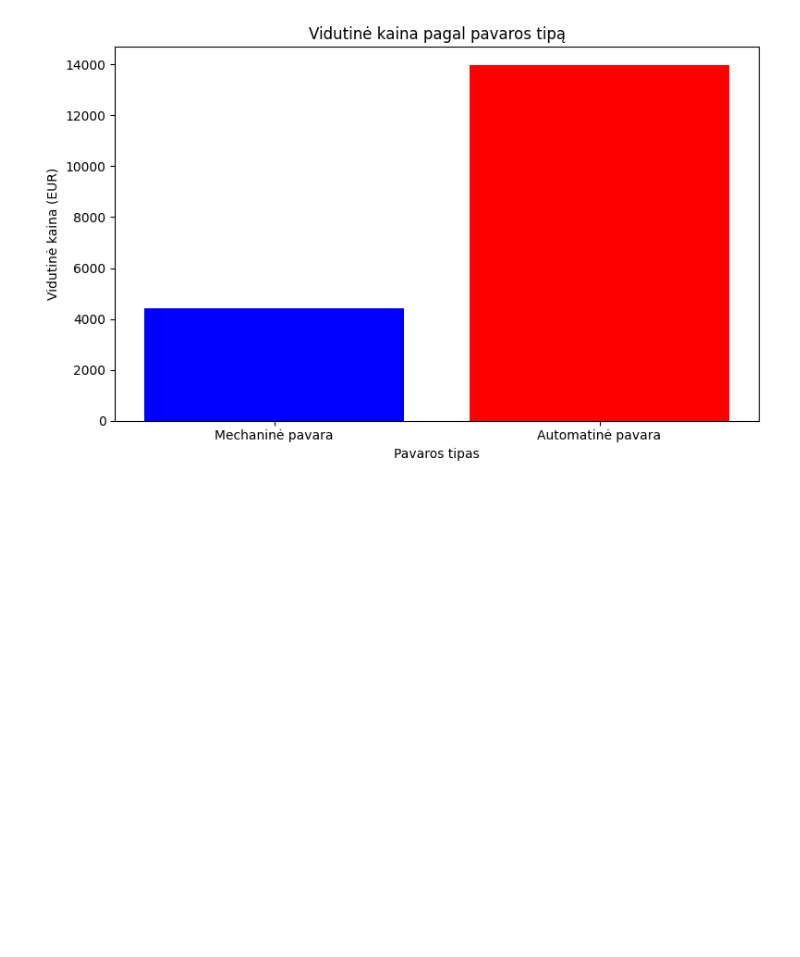
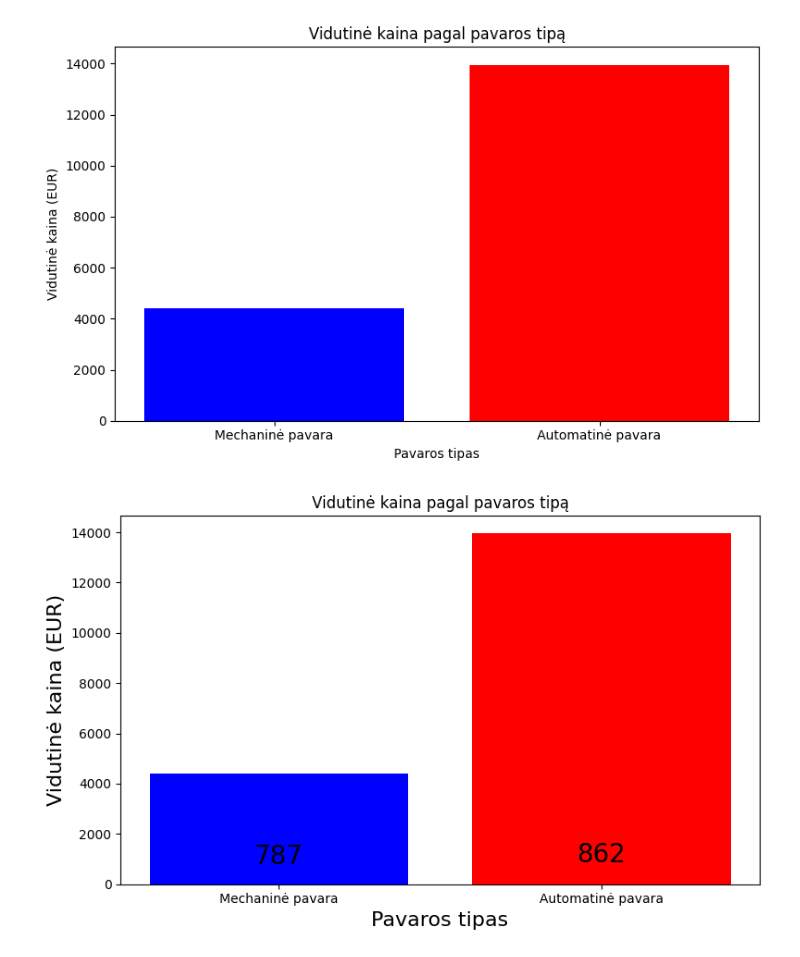
Before and after one commit to ISeeBugsEverywhere/DataScienceNotebooks, a Jupyter notebook: Studentai/EleTame/Po_SQL_8Paskaita.ipynb, the cells around one changed output. Drawn from its saved outputs; the diff is of its cells as text; code cells hidden in the pictures; blank space fills up the shorter version.

```diff
--- a/Studentai/EleTame/Po_SQL_8Paskaita.ipynb
+++ b/Studentai/EleTame/Po_SQL_8Paskaita.ipynb
@@ -375,3 +375,63 @@ plt.tight_layout()
 plt.show()
 # %% [output]
 [figure]
+# %%
+#kas brangiau - mechaninė ar automatinė?
+#Kiek vienetų rinkoje buvo su mechan, ir su automat?
+#sql užklausa per pandas sql_query
+#sql užklausa per pandas sql_query. Pridetas stulpelis su ridos intervalais 5000
+import pandas as pd
+import numpy as np
+import matplotlib.pyplot as plt
+
+# SQL užklausa
+sql = """
+    WITH T1 AS (
+    SELECT *, row_number() OVER (partition by id) as rc
+    FROM autopliuslt
+)
+SELECT gamintojas, rida, price AS kaina, pagaminimo_data AS data,
+       pavaros, variklis
+FROM T1
+WHERE rc = 1
+  AND variklis LIKE '%kW%'  -- Pašaliname įrašus be kW informacijos
+ORDER BY gamintojas
+"""
+
+# Konvertuojame kainą į skaičių
+df['K'] = df['kaina'].apply(lambda s: float(s.replace(' ', '').replace('km', '')))
+
+# Apskaičiuojame vidutinę kainą mechaninėms ir automatinėms pavaroms
+vid_kaina_mechanine = df[df['pavaros'] == 'Mechaninė']['K'].mean()
+vid_kaina_automatine = df[df['pavaros'] == 'Automatinė']['K'].mean()
+
+# Suskaičiuojame kiek buvo mechaninių ir automatinių transporto priemonių
+kiekis_mechanine = df[df['pavaros'] == 'Mechaninė'].shape[0]
+kiekis_automatine = df[df['pavaros'] == 'Automatinė'].shape[0]
+
+# Išvedame vidutines kainas ir kiekius
+#print(f"Vidutinė mechaninės pavaros kaina: {vid_kaina_mechanine:.2f} EUR")
+#print(f"Vidutinė automatinės pavaros kaina: {vid_kaina_automatine:.2f} EUR")
+#print(f"Mechaninių automobilių kiekis: {kiekis_mechanine}")
+#print(f"Automatinių automobilių kiekis: {kiekis_automatine}")
+
+
+# Sukuriame figūrą ir ašį grafikui braižyti
+fig, ax = plt.subplots(figsize=(8, 5))
+
+# Braižome kainos kreives
+ax.bar(['Mechaninė pavara', 'Automatinė pavara'],
+       [vid_kaina_mechanine, vid_kaina_automatine], color=['blue', 'red'])
+
+# Pridėkime pavadinimus
+ax.set_title('Vidutinė kaina pagal pavaros tipą')
+ax.set_xlabel('Pavaros tipas',fontsize=16)
+ax.set_ylabel('Vidutinė kaina (EUR)', fontsize=16)
+# Pridedame etiketes prie stulpelių
+for i, v in enumerate([kiekis_mechanine, kiekis_automatine]):
+    plt.text(i, v + 20, str(v), ha='center', fontsize=20)
+# Parodome grafiką
+plt.tight_layout()
+plt.show()
+# %% [output]
+[figure, added]
```
Also changed, not shown: parts of 8 cells of this notebook, 1 other file.
